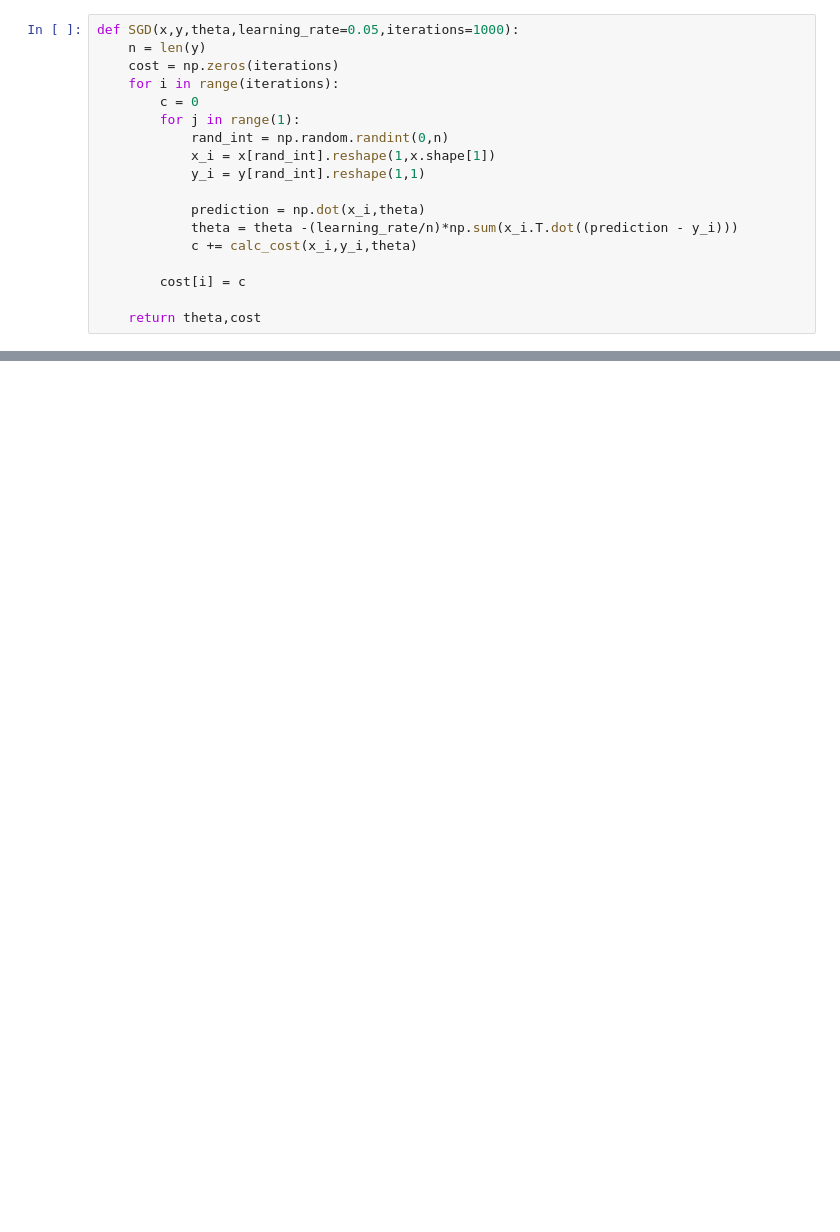
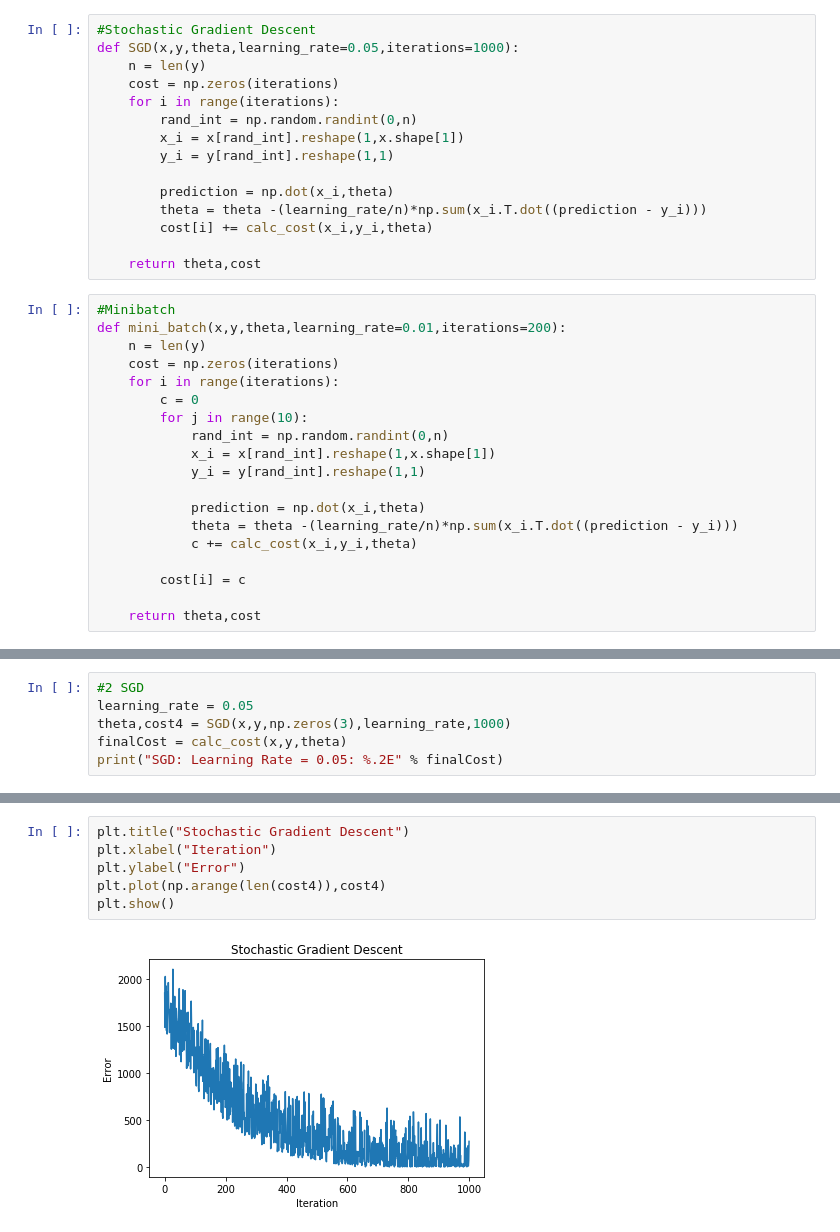
Before and after one commit to Rkanehisa/AlgebraOtimizacaoML, a Jupyter notebook: trabalho_3/trabalho_3.ipynb, the cells around one changed output, grey strips where cells are left out. Saved outputs shown, nothing was run; the diff lists cells and outputs as text; blank space fills up the shorter version.

```diff
--- a/trabalho_3/trabalho_3.ipynb
+++ b/trabalho_3/trabalho_3.ipynb
@@ -26,13 +66,29 @@ def gradient_descent(x,y,theta,learning_rate=0.01,iterations=100):
         cost[i] = calc_cost(x, y, theta)
 
     return theta,cost
+# %%
+#Stochastic Gradient Descent
+def SGD(x,y,theta,learning_rate=0.05,iterations=1000):
+    n = len(y)
+    cost = np.zeros(iterations)
+    for i in range(iterations):
+        rand_int = np.random.randint(0,n)
+        x_i = x[rand_int].reshape(1,x.shape[1])
+        y_i = y[rand_int].reshape(1,1)
+
+        prediction = np.dot(x_i,theta)
+        theta = theta -(learning_rate/n)*np.sum(x_i.T.dot((prediction - y_i)))
+        cost[i] += calc_cost(x_i,y_i,theta)
+
+    return theta,cost
 # %%
-def SGD(x,y,theta,learning_rate=0.05,iterations=1000):
+#Minibatch
+def mini_batch(x,y,theta,learning_rate=0.01,iterations=200):
     n = len(y)
     cost = np.zeros(iterations)
     for i in range(iterations):
         c = 0
-        for j in range(1):
+        for j in range(10):
             rand_int = np.random.randint(0,n)
             x_i = x[rand_int].reshape(1,x.shape[1])
             y_i = y[rand_int].reshape(1,1)
@@ -93,0 +163,6 @@ a = [1,2,3,4,5]
+# %%
+#2 SGD
+learning_rate = 0.05
+theta,cost4 = SGD(x,y,np.zeros(3),learning_rate,1000)
+finalCost = calc_cost(x,y,theta)
+print("SGD: Learning Rate = 0.05: %.2E" % finalCost)
@@ -93,0 +179,8 @@ a = [1,2,3,4,5]
+# %%
+plt.title("Stochastic Gradient Descent")
+plt.xlabel("Iteration")
+plt.ylabel("Error")
+plt.plot(np.arange(len(cost4)),cost4)
+plt.show()
+# %% [output]
+[figure, added]
```
Also changed, not shown: parts of 21 cells of this notebook, 1 other file.
